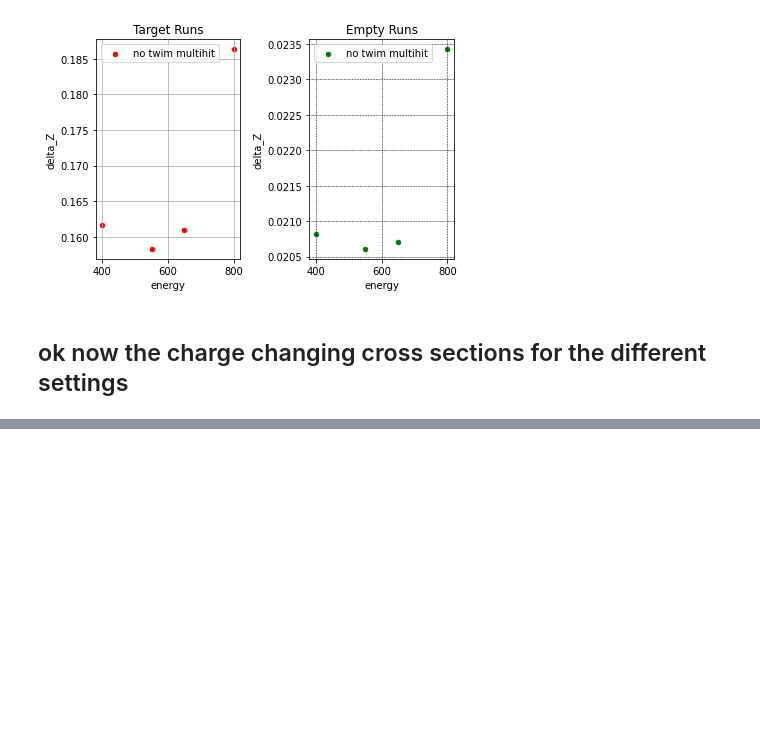
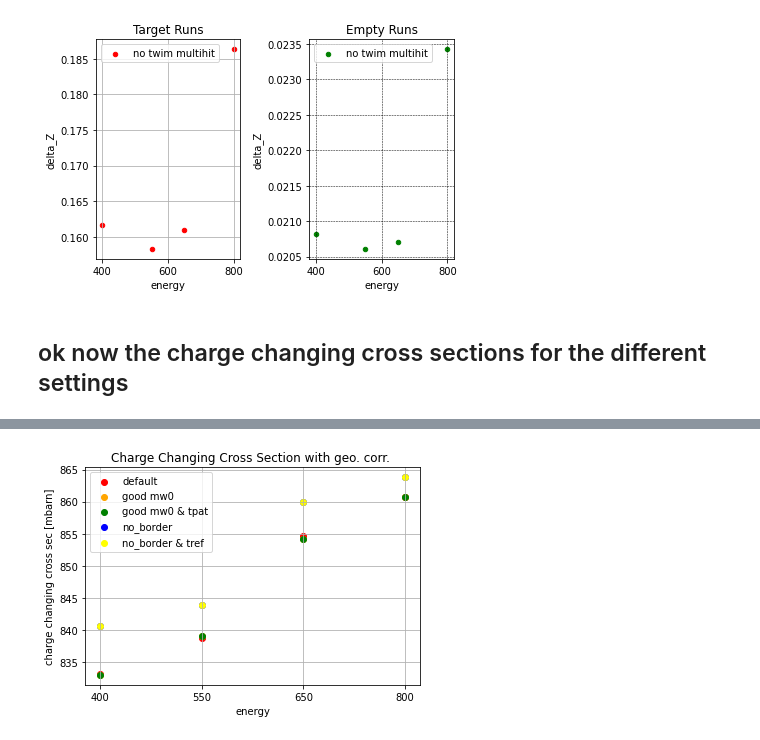
Before and after one commit to jenegger/r3bweek24_gsi, a Jupyter notebook: stats.ipynb, the cells around one changed output, grey strips where cells are left out. Drawn from its saved outputs; the diff is of its cells as text; code cells hidden in the pictures; blank space fills up the shorter version.

```diff
--- a/stats.ipynb
+++ b/stats.ipynb
@@ -848,0 +852,70 @@ plt.savefig("comparison_charge_changing_cross_section.png",dpi=300)
+# %%
+new_density = 1.851
+T_2198 = (new_density)*(2.1928)*(6.02214076)*(pow(10,23))/(12.011);
+factor = (1./T_2198)*(pow(10,27))
+
+#default measuring method
+charge_changing_default = []
+#single hit in mw0
+charge_changing_good_mw0 = []
+#single hit in mw0 and tpat > 0
+charge_changing_good_mw0_tpat = []
+#no border consideration
+charge_changing_no_border = []
+#no border consideration & tref
+charge_changing_no_border_tref = []
+#no multihit events in twim
+charge_changing_no_border_no_multihit = []
+#geo corrected version of no multihit events in twim
+charge_changing_no_border_no_multihit_geo_corr = []
+print(target_deltaZ_goodmw0)
+for ene in energy_vals:
+    #dz = (df.loc[(df["targettype"] == "c_2198") & (df["energy"] == float(ene))]['delta Z'])/(float(df.loc[(df["targettype"] == "empty") & (df["energy"] == float(ene))]['delta Z']))
+    dz_default =float(1-target_deltaZ.loc[target_deltaZ["energy"] == float(ene)]["delta Z"])
+    cs_default = factor*(-math.log(dz_default))
+    charge_changing_default.append(cs_default)
+    #print(cs_default)
+    dz_good_mw0 = float(1-target_deltaZ_goodmw0.loc[target_deltaZ_goodmw0["energy"] == float(ene)]["delta_Z"])
+    cs_good_mw0 = factor*(-math.log(dz_good_mw0))
+    charge_changing_good_mw0.append(cs_good_mw0)
+    #print(cs_good_mw0)
+    dz_good_mw0_tpat = float(1-target_deltaZ_goodmw0tpat.loc[target_deltaZ_goodmw0tpat["energy"] == float(ene)]["delta_Z"])
+    cs_good_mw0_tpat = factor*(-math.log(dz_good_mw0_tpat))
+    charge_changing_good_mw0_tpat.append(cs_good_mw0_tpat)
+    #print(cs_good_mw0_tpat)
+    dz_no_border = float(1-target_deltaZ_no_border.loc[target_deltaZ_no_border["energy"] == float(ene)]["delta_Z"])
+    cs_no_border = factor*(-math.log(dz_no_border))
+    charge_changing_no_border.append(cs_no_border)
+    #print(cs_no_border)
+    dz_no_border_tref = float(1-target_deltaZ_no_border_tref.loc[target_deltaZ_no_border_tref["energy"] == float(ene)]["delta_Z"])
+    cs_no_border_tref = factor*(-math.log(dz_no_border_tref))
+    charge_changing_no_border_tref.append(cs_no_border_tref)
+    #print(cs_no_border_tref)
+    dz_no_border_no_multihit = float(1-target_deltaZ_no_border_no_multihit.loc[target_deltaZ_no_border_no_multihit["energy"] == float(ene)]["delta_Z"])
+    cs_no_border_no_multihit = factor*(-math.log(dz_no_border_no_multihit))
+    charge_changing_no_border_no_multihit.append(cs_no_border_no_multihit)
+    #print(cs_no_border_no_multihit)
+    d_geo =  float(df.loc[(df["targettype"] == "c_2198") & (df["energy"] == float(ene))]['geo_corr'])/float(df.loc[(df["targettype"] == "empty") & (df["energy"] == float(ene))]['geo_corr'])
+    cs_no_border_now_mulihit_geo_corr = factor*(-math.log(dz_no_border_no_multihit)-math.log(d_geo))
+    charge_changing_no_border_no_multihit_geo_corr.append(cs_no_border_now_mulihit_geo_corr)
+    #print(cs_no_border_now_mulihit_geo_corr)
+
+
+
+fig, ax = plt.subplots()
+ax.scatter(energy_vals,charge_changing_default,label="default",color='red')
+ax.scatter(energy_vals,charge_changing_good_mw0,label="good mw0",color ='orange')
+ax.scatter(energy_vals,charge_changing_good_mw0_tpat,label="good mw0 & tpat",color ='green')
+ax.scatter(energy_vals,charge_changing_no_border,label="no_border",color ='blue')
+ax.scatter(energy_vals,charge_changing_no_border_tref,label="no_border & tref",color ='yellow')
+#ax.scatter(energy_vals,charge_changing_no_border_no_multihit,label="no_border & no_multihit",color ='pink')
+#ax.scatter(energy_vals,charge_changing_no_border_no_multihit_geo_corr,label="no_border & no_multihit geo corr",color ='violet')
+ax.grid()
+ax.set_title("Charge Changing Cross Section with geo. corr. ")
+ax.set_xlabel("energy")
+ax.set_ylabel("charge changing cross sec [mbarn]")
+plt.legend()
+#plt.show()
+plt.savefig("comparison_charge_changing_cross_section_no_empty_corr.png",dpi=300)
+charge_changing_default_empty_substr = copy.deepcopy(charge_changing_default)
+# %% [output]
@@ -848,0 +933 @@ plt.savefig("comparison_charge_changing_cross_section.png",dpi=300)
+[figure, added]
```
Also changed, not shown: parts of 6 cells of this notebook, 24 other files.
